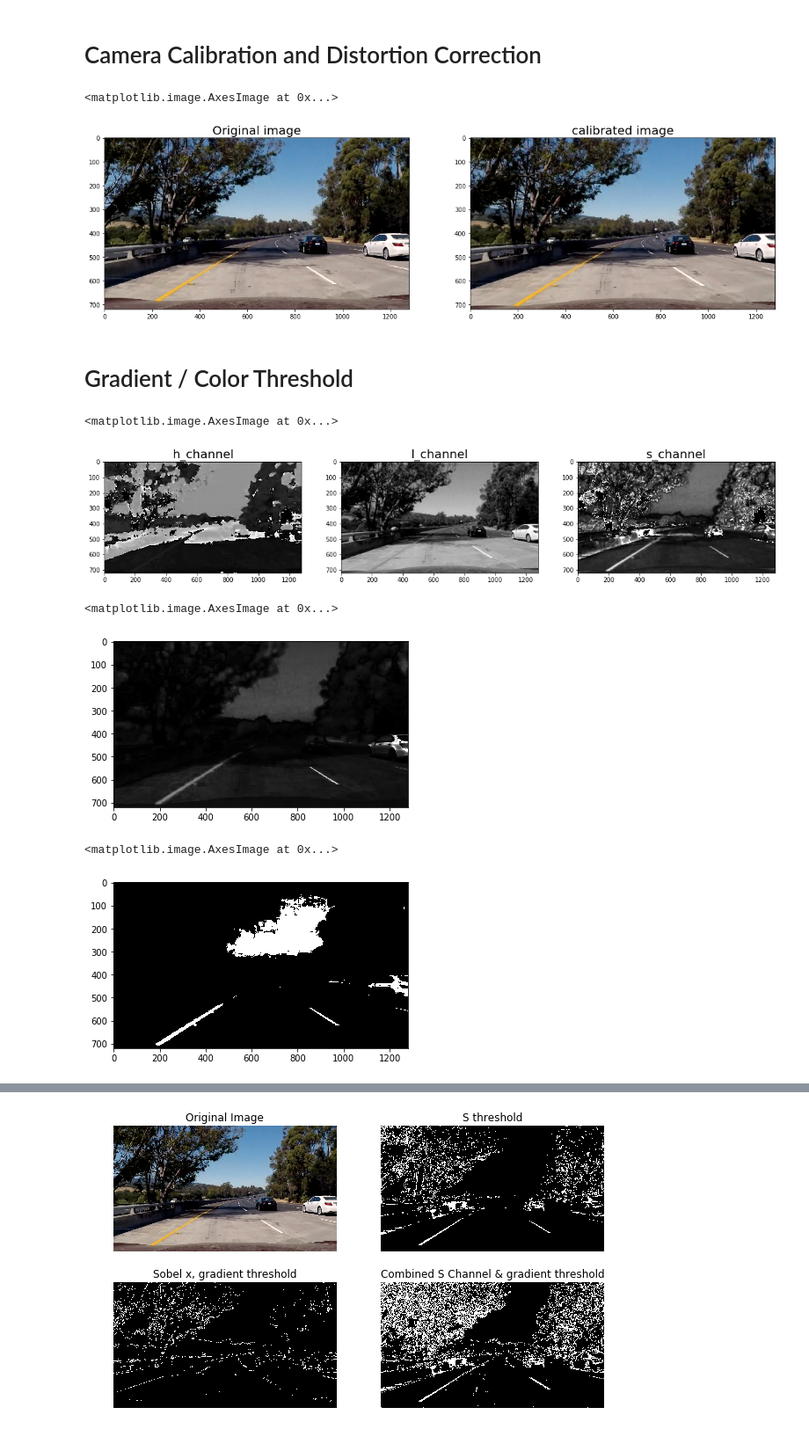
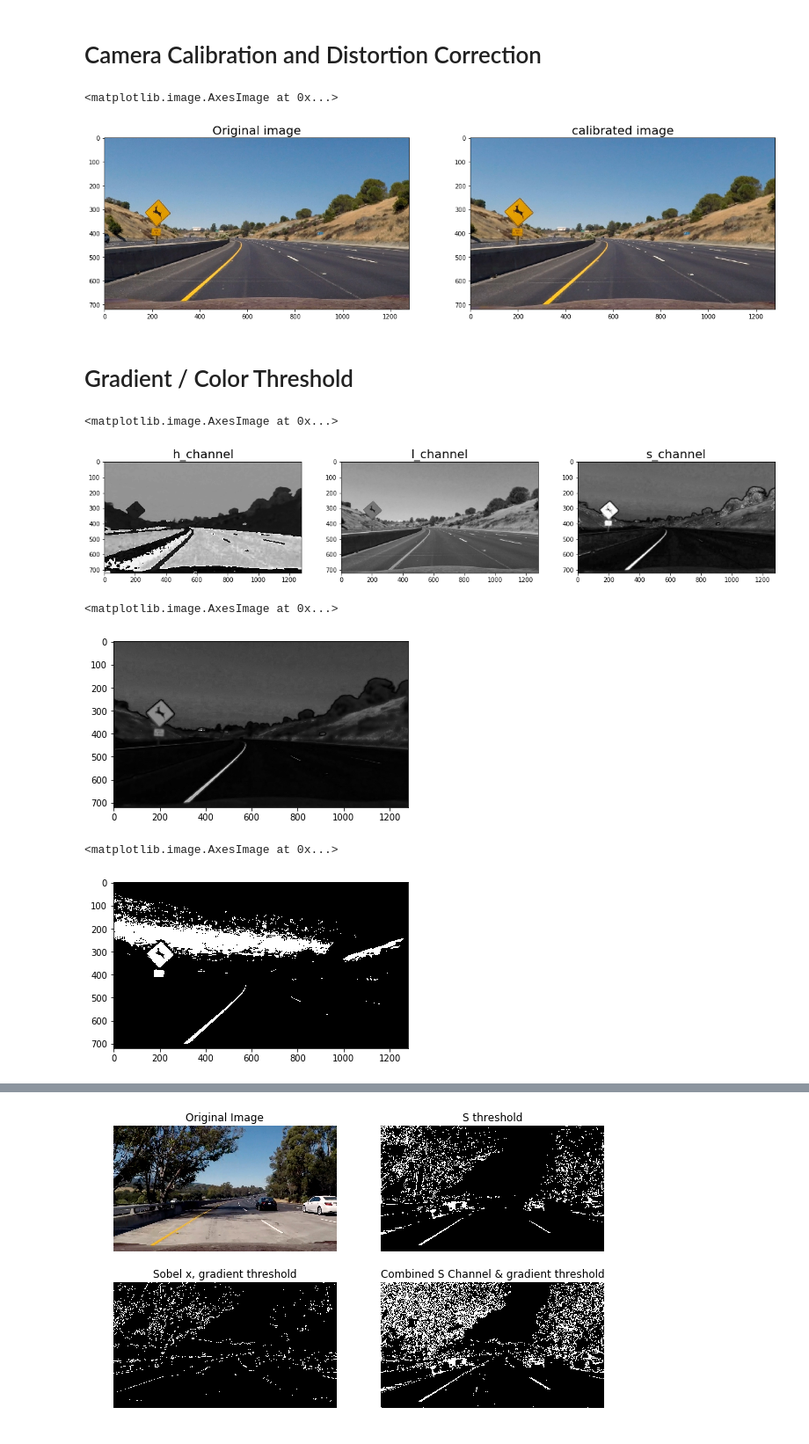
Before and after one commit to maggieezzat/Lane-Detection, a Jupyter notebook: advanced_lane_detection.ipynb, the cells around one changed output, grey strips where cells are left out. Shown at 88% size. Saved outputs shown, nothing was run; the diff lists cells and outputs as text; code cells hidden in the pictures.

```diff
--- a/advanced_lane_detection.ipynb
+++ b/advanced_lane_detection.ipynb
@@ -54,17 +54,18 @@ def cameraCalibrate(image):
     undistorted_image = cv2.undistort(image, mtx, dist, None, mtx)
     return undistorted_image
 # %%
-test_image = mpimg.imread('./test_images/test5.jpg')
+test_image = mpimg.imread('./test_images/test2.jpg')
 
 f, (ax1,ax2) = plt.subplots(1, 2, figsize=(20,10))
 ax1.set_title('Original image', fontsize=20)
 ax1.imshow(test_image)
+
+test_image=cameraCalibrate(test_image)
 ax2.set_title('calibrated image', fontsize=20)
-test_image=cameraCalibrate(test_image)
 ax2.imshow(test_image)
 # %% [output]
 <matplotlib.image.AxesImage at 0x...>
-[figure, old version]
+[figure, new version]
 # %% [markdown]
 # Gradient / Color Threshold
 # %%
@@ -86,12 +87,12 @@ ax3.set_title('s_channel', fontsize=20)
 ax3.imshow(s_channel,cmap='gray')
 # %% [output]
 <matplotlib.image.AxesImage at 0x...>
-[figure, old version]
+[figure, new version]
 # %%
 plt.imshow((l_channel/255)*(s_channel/255),cmap="gray")
 # %% [output]
 <matplotlib.image.AxesImage at 0x...>
-[figure, old version]
+[figure, new version]
 # %%
 def colorThreshold(img,thresh=(0.25,1)):
     hlsval = cv2.cvtColor(img,cv2.COLOR_RGB2HLS)
@@ -103,7 +104,7 @@ def colorThreshold(img,thresh=(0.25,1)):
 plt.imshow(colorThreshold(test_image),cmap="gray")
 # %% [output]
 <matplotlib.image.AxesImage at 0x...>
-[figure, old version]
+[figure, new version]
 # %%
 # X or Y sobel gradient
 def abs_sobel_thresh(image, orient='x', sobel_kernel=3, thresh=(0, 250)):
```
Also changed, not shown: parts of 14 cells of this notebook.
